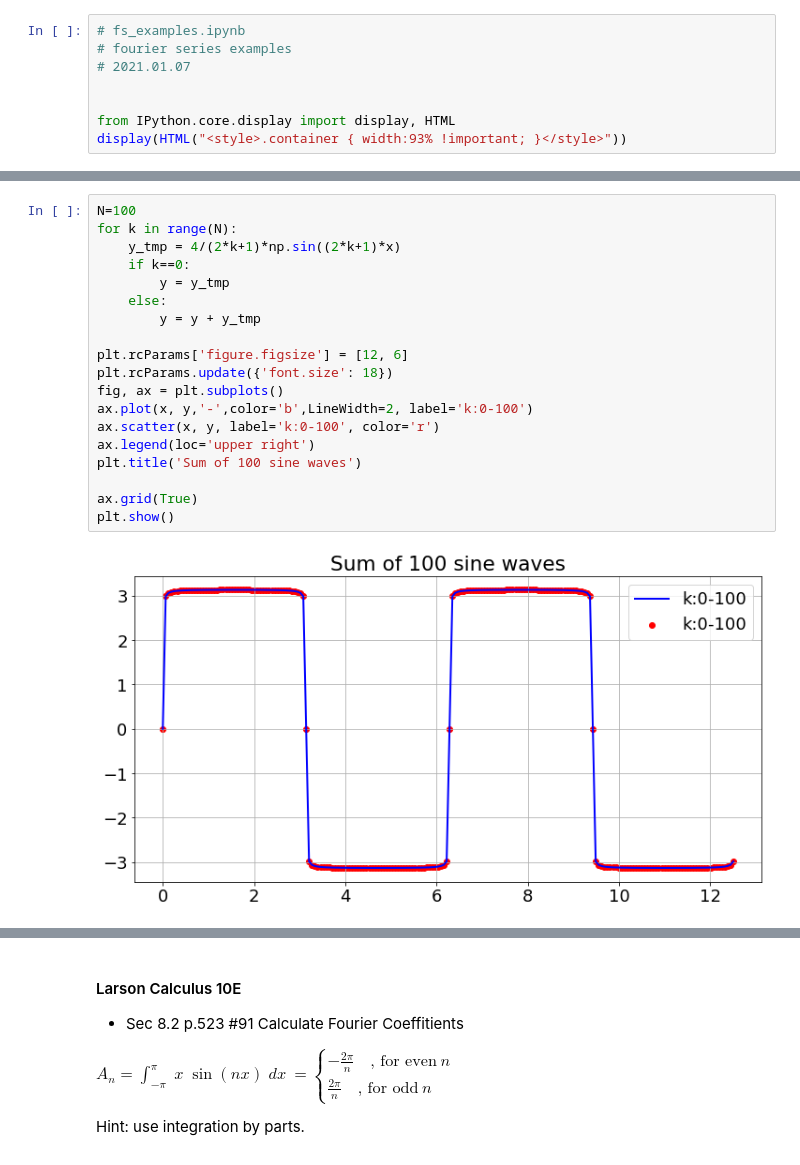
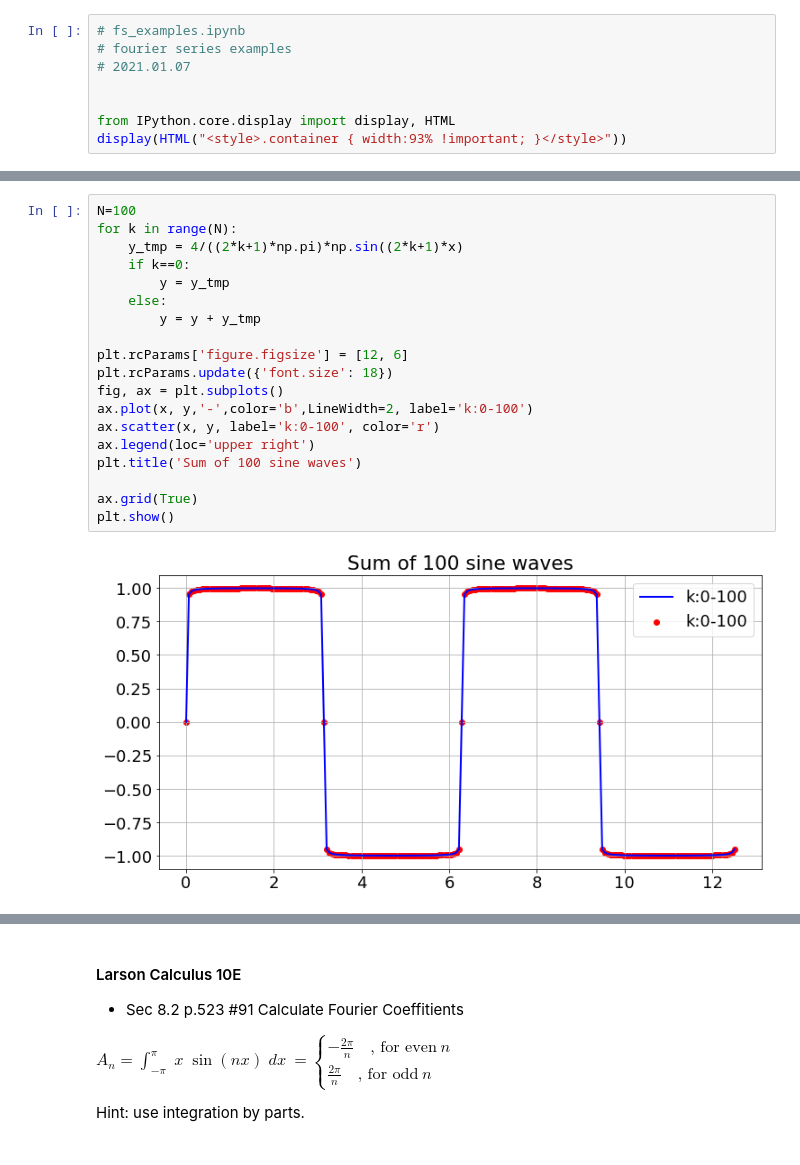
Before and after one commit to ftk1000/math, a Jupyter notebook: FourierSeries/fs_examples.ipynb, the cells around one changed output, grey strips where cells are left out. Cells and saved outputs as stored; diff of their text form.

```diff
--- a/FourierSeries/fs_examples.ipynb
+++ b/FourierSeries/fs_examples.ipynb
@@ -56,21 +71,21 @@ plt.show()
 # %%
 N=100
 for k in range(N):
-    y_tmp = 4/(2*k+1)*np.sin((2*k+1)*x)
+    y_tmp = 4/((2*k+1)*np.pi)*np.sin((2*k+1)*x)
     if k==0:
         y = y_tmp
     else:
         y = y + y_tmp
 
 plt.rcParams['figure.figsize'] = [12, 6]
 plt.rcParams.update({'font.size': 18})
 fig, ax = plt.subplots()
 ax.plot(x, y,'-',color='b',LineWidth=2, label='k:0-100')
 ax.scatter(x, y, label='k:0-100', color='r')
 ax.legend(loc='upper right')
 plt.title('Sum of 100 sine waves')
 
 ax.grid(True)
 plt.show()
 # %% [output]
-[figure, old version]
+[figure, new version]
```
Also changed, not shown: parts of 3 cells of this notebook, 1 other file.
